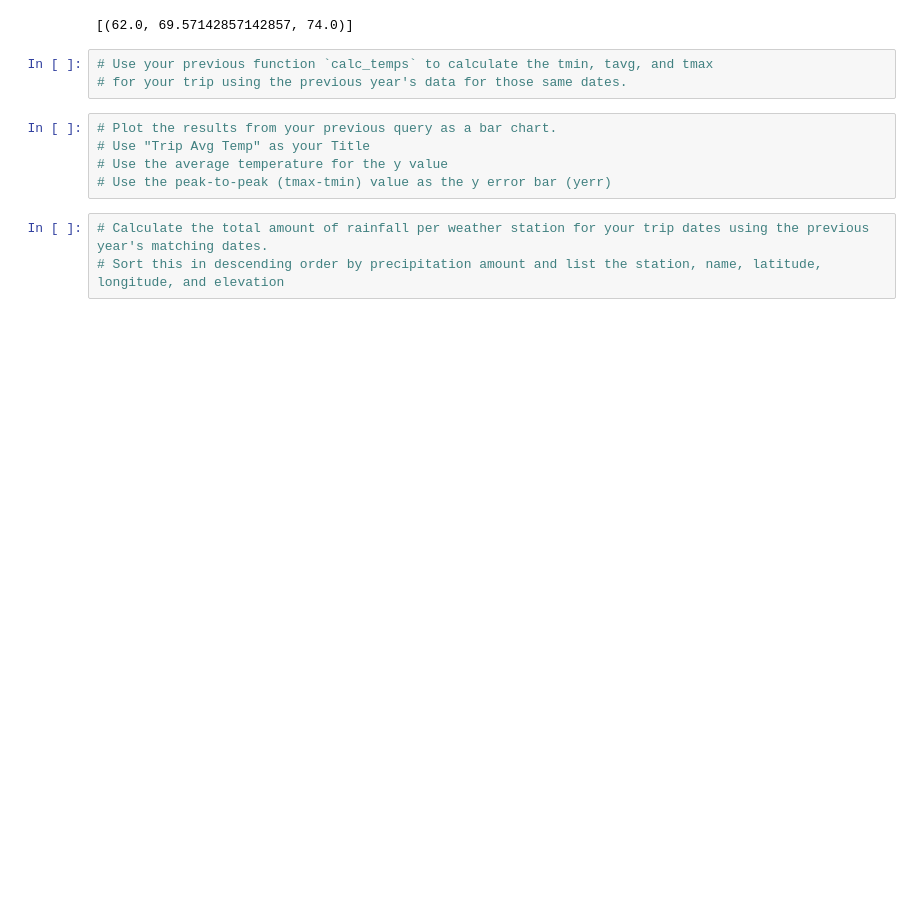
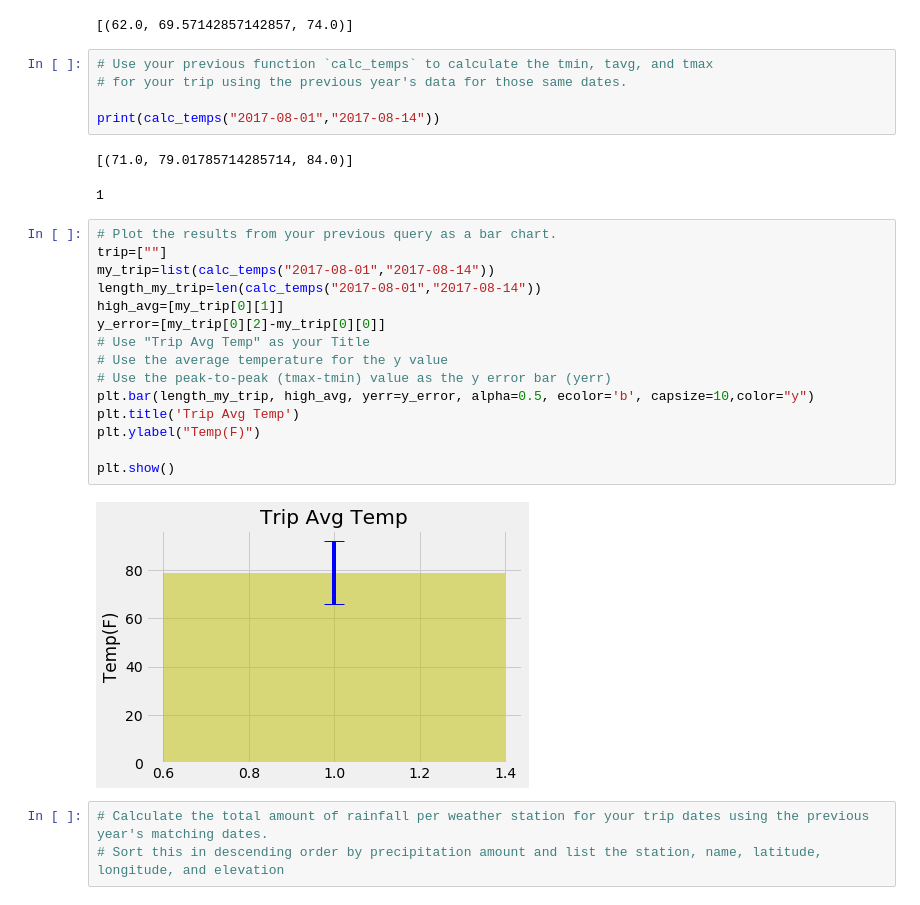
Before and after one commit to HaifaNajdawi/SQLAlchemy_climate_analysis_on_Honolulu-_Hawaii, a Jupyter notebook: climate_starter.ipynb, the cells around one changed output. Saved outputs shown, nothing was run; the diff lists cells and outputs as text; blank space fills up the shorter version.

Commit message:
bar error chart

```diff
--- a/climate_starter.ipynb
+++ b/climate_starter.ipynb
@@ -278,11 +271,28 @@ print(calc_temps('2012-02-28', '2012-03-05'))
 # %%
 # Use your previous function `calc_temps` to calculate the tmin, tavg, and tmax
 # for your trip using the previous year's data for those same dates.
+
+print(calc_temps("2017-08-01","2017-08-14"))
+# %% [output]
+[(71.0, 79.01785714285714, 84.0)]
+1
 # %%
 # Plot the results from your previous query as a bar chart.
+trip=[""]
+my_trip=list(calc_temps("2017-08-01","2017-08-14"))
+length_my_trip=len(calc_temps("2017-08-01","2017-08-14"))
+high_avg=[my_trip[0][1]]
+y_error=[my_trip[0][2]-my_trip[0][0]]
 # Use "Trip Avg Temp" as your Title
 # Use the average temperature for the y value
 # Use the peak-to-peak (tmax-tmin) value as the y error bar (yerr)
+plt.bar(length_my_trip, high_avg, yerr=y_error, alpha=0.5, ecolor='b', capsize=10,color="y")
+plt.title('Trip Avg Temp')
+plt.ylabel("Temp(F)")
+
+plt.show()
+# %% [output]
+[figure, added]
 # %%
 # Calculate the total amount of rainfall per weather station for your trip dates using the previous year's matching dates.
 # Sort this in descending order by precipitation amount and list the station, name, latitude, longitude, and elevation
```
Also changed, not shown: parts of 6 cells of this notebook.
